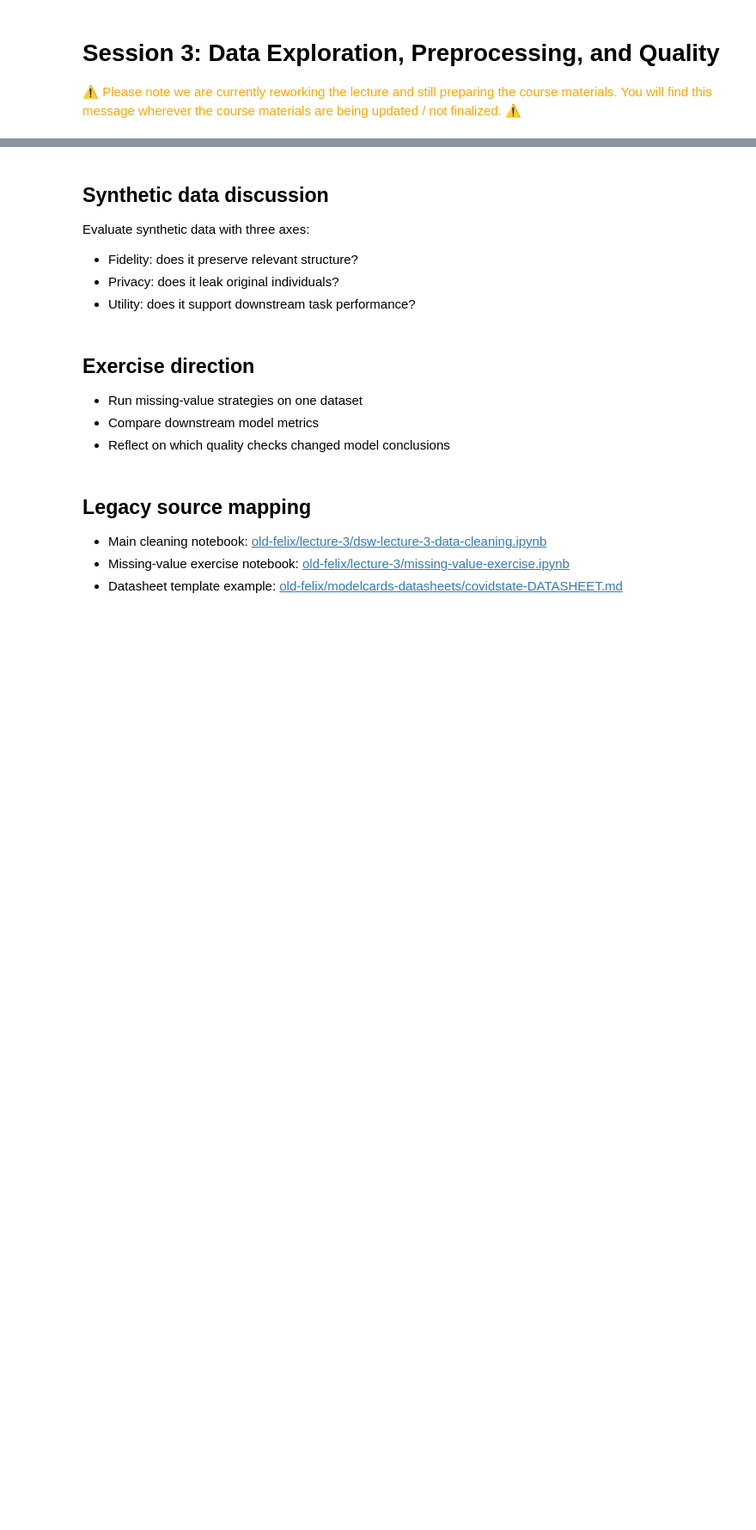
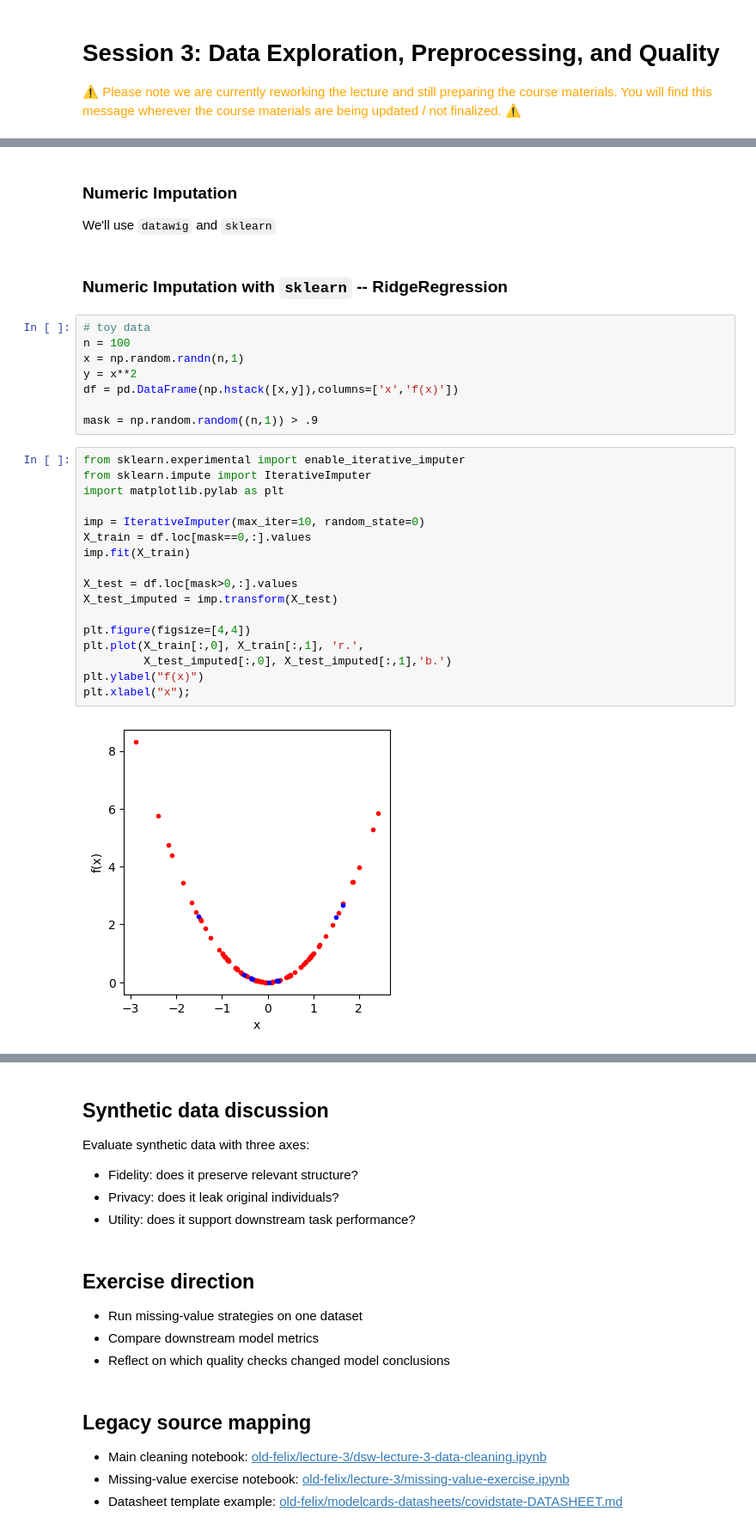
Before and after one commit to calgo-lab/data-science-workflow, a Jupyter notebook: DSW-sessions/session3_data_quality.ipynb, the cells around one changed output, grey strips where cells are left out. Shown at 86% size. Drawn from its saved outputs; the diff is of its cells as text; blank space fills up the shorter version.

```diff
--- a/DSW-sessions/session3_data_quality.ipynb
+++ b/DSW-sessions/session3_data_quality.ipynb
@@ -63,0 +224,33 @@ Use a human-in-the-loop pass before sharing prompts or datasets externally.
+# %% [markdown]
+### Numeric Imputation
+
+We'll use ``datawig`` and ``sklearn``
+# %% [markdown]
+### Numeric Imputation with ``sklearn`` -- RidgeRegression
+# %%
+# toy data
+n = 100
+x = np.random.randn(n,1)
+y = x**2
+df = pd.DataFrame(np.hstack([x,y]),columns=['x','f(x)'])
+
+mask = np.random.random((n,1)) > .9
+# %%
+from sklearn.experimental import enable_iterative_imputer
+from sklearn.impute import IterativeImputer
+import matplotlib.pylab as plt
+
+imp = IterativeImputer(max_iter=10, random_state=0)
+X_train = df.loc[mask==0,:].values
+imp.fit(X_train)
+
+X_test = df.loc[mask>0,:].values
+X_test_imputed = imp.transform(X_test)
+
+plt.figure(figsize=[4,4])
+plt.plot(X_train[:,0], X_train[:,1], 'r.',
+         X_test_imputed[:,0], X_test_imputed[:,1],'b.')
+plt.ylabel("f(x)")
+plt.xlabel("x");
+# %% [output]
+[figure, added]
```
Also changed, not shown: parts of 80 cells of this notebook.
